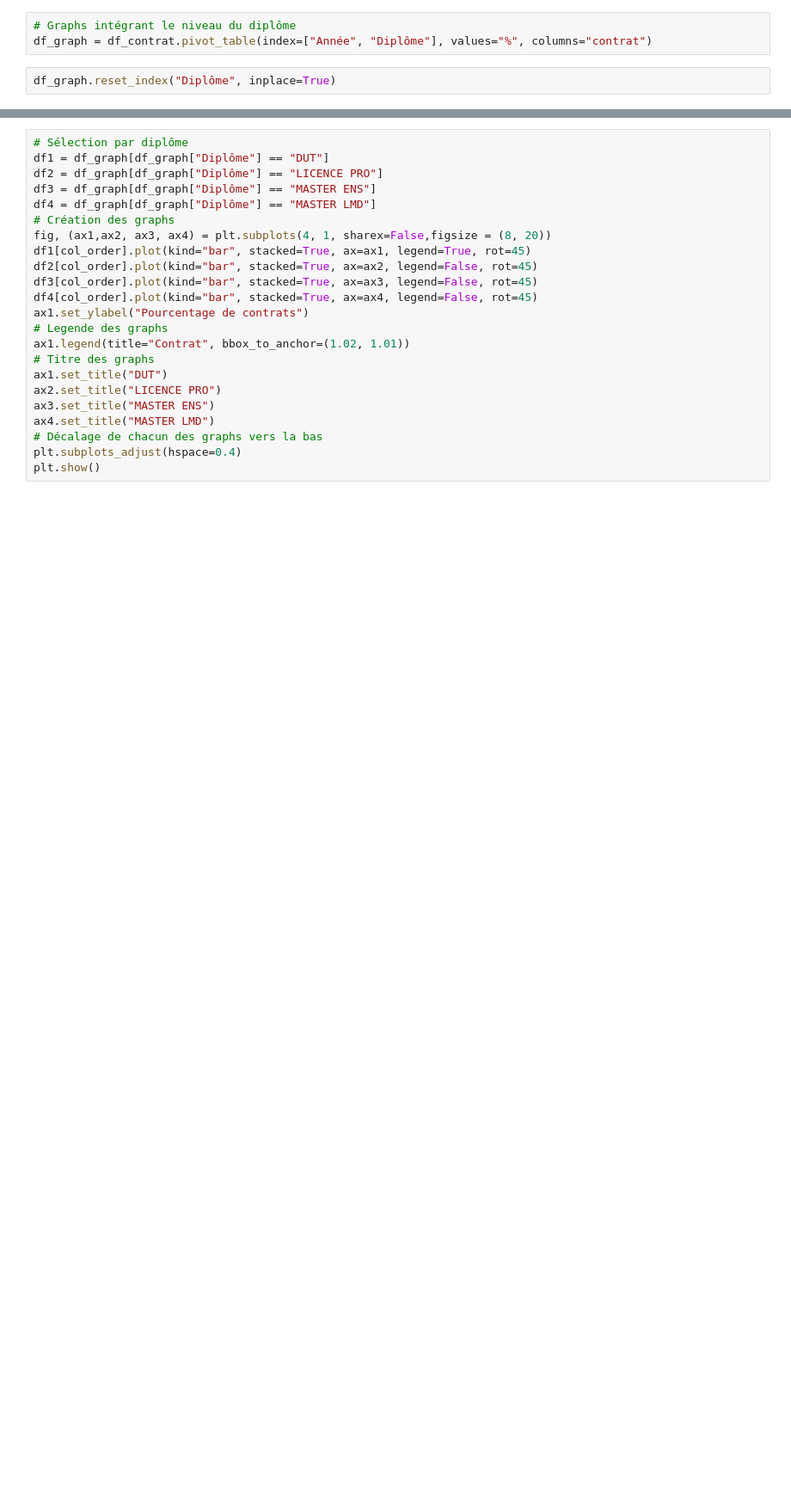
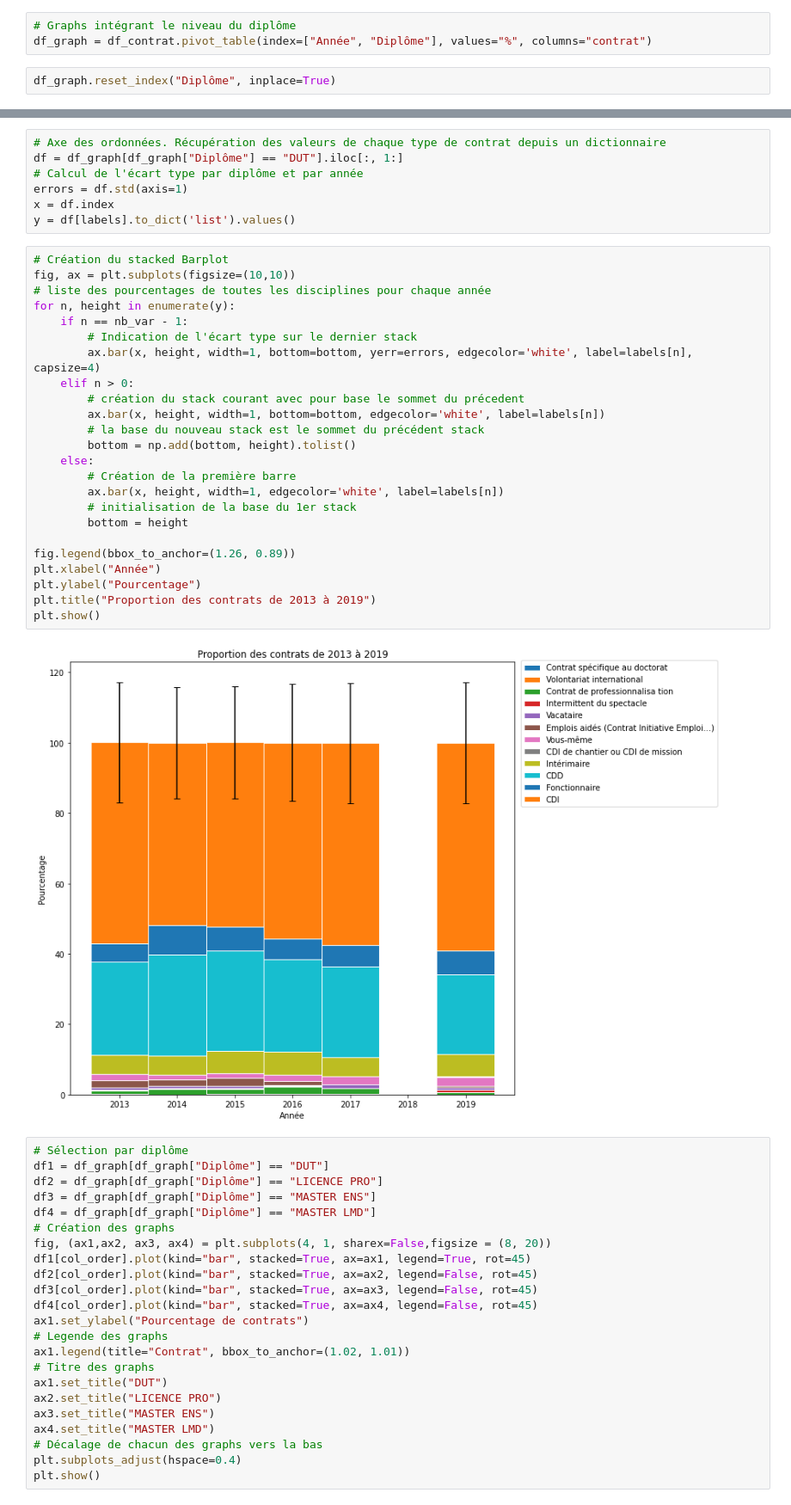
Before and after one commit to smtux/DUDA, a Jupyter notebook: inser_pro/src/pro.ipynb, the cells around one changed output, grey strips where cells are left out. Shown at 86% size. Drawn from its saved outputs; the diff is of its cells as text; blank space fills up the shorter version.

Commit message:
Ajout des std dans les graph à barres empilées pour le projet perso

```diff
--- a/inser_pro/src/pro.ipynb
+++ b/inser_pro/src/pro.ipynb
@@ -394,3 +392,36 @@ errors = df_graph.iloc[:, 1:].std(axis=1)
+# %%
+# Axe des ordonnées. Récupération des valeurs de chaque type de contrat depuis un dictionnaire
+df = df_graph[df_graph["Diplôme"] == "DUT"].iloc[:, 1:]
+# Calcul de l'écart type par diplôme et par année
+errors = df.std(axis=1)
+x = df.index
+y = df[labels].to_dict('list').values()
+# %%
+# Création du stacked Barplot
+fig, ax = plt.subplots(figsize=(10,10))
+# liste des pourcentages de toutes les disciplines pour chaque année
+for n, height in enumerate(y):
+    if n == nb_var - 1:
+        # Indication de l'écart type sur le dernier stack
+        ax.bar(x, height, width=1, bottom=bottom, yerr=errors, edgecolor='white', label=labels[n], capsize=4)
+    elif n > 0:
+        # création du stack courant avec pour base le sommet du précedent
+        ax.bar(x, height, width=1, bottom=bottom, edgecolor='white', label=labels[n])
+        # la base du nouveau stack est le sommet du précédent stack
+        bottom = np.add(bottom, height).tolist()
+    else:
+        # Création de la première barre
+        ax.bar(x, height, width=1, edgecolor='white', label=labels[n])
+        # initialisation de la base du 1er stack
+        bottom = height
+
+fig.legend(bbox_to_anchor=(1.26, 0.89))
+plt.xlabel("Année")
+plt.ylabel("Pourcentage")
+plt.title("Proportion des contrats de 2013 à 2019")
+plt.show()
+# %% [output]
+[figure, added]
 # %%
 # Sélection par diplôme
 df1 = df_graph[df_graph["Diplôme"] == "DUT"]
```
Also changed, not shown: parts of 4 cells of this notebook.
